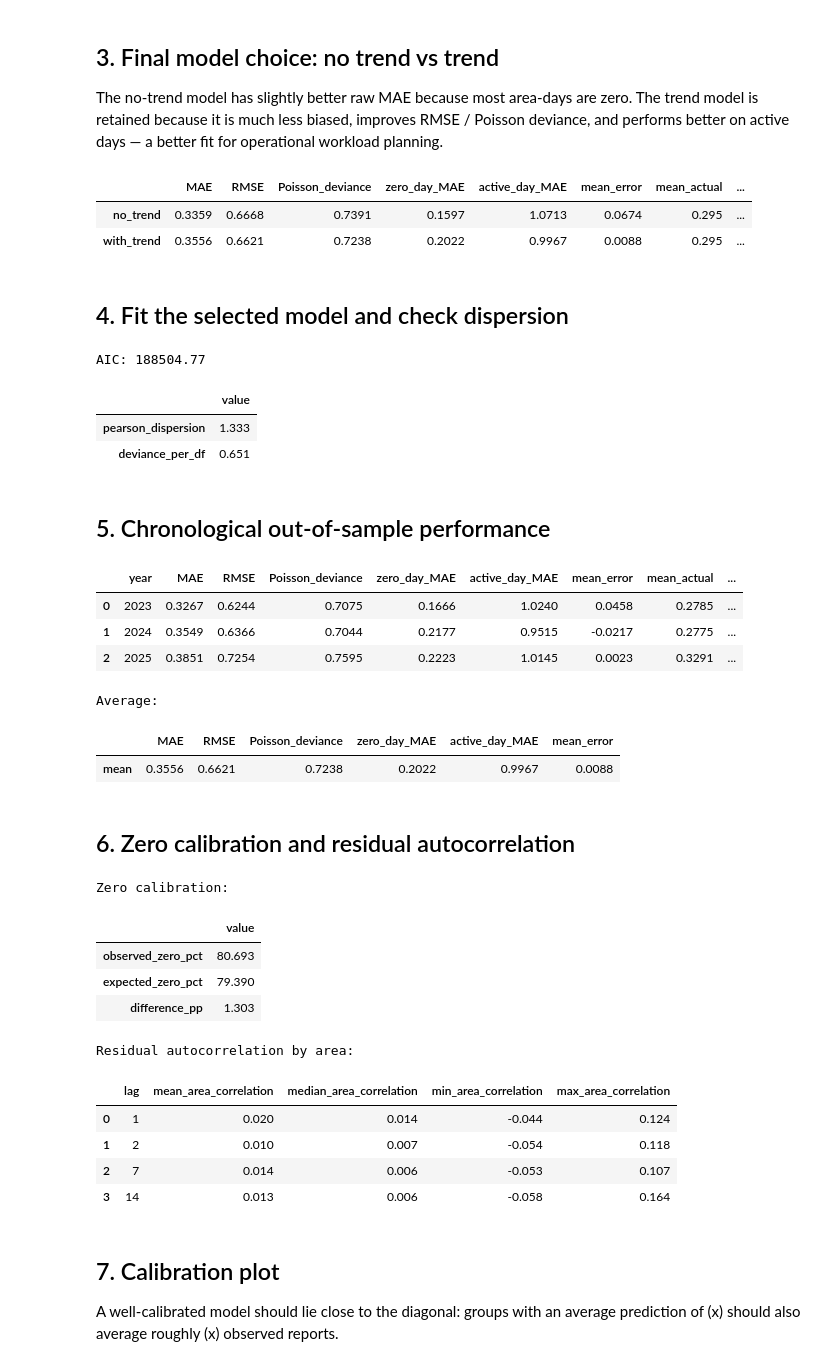
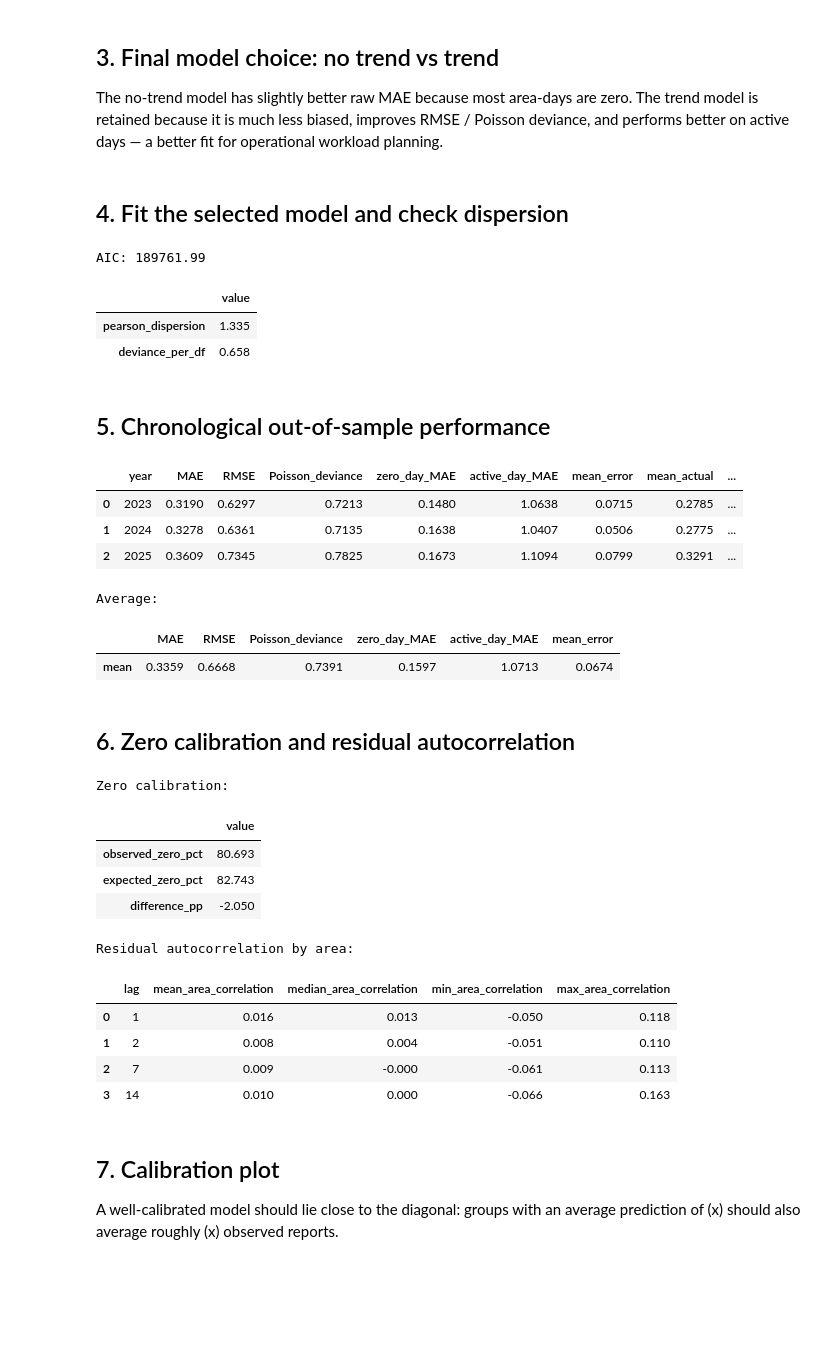
Before and after one commit to Antony-DS/Request_Predictions, a Jupyter notebook: 04_area_forecasting.ipynb, the cells around one changed output. Saved outputs shown, nothing was run; the diff lists cells and outputs as text; code cells hidden in the pictures; blank space fills up the shorter version.

```diff
--- a/04_area_forecasting.ipynb
+++ b/04_area_forecasting.ipynb
@@ -45,7 +45,9 @@ TEST_YEARS = [2023, 2024, 2025]
 ## 1. Load data and build the area-day panel
 # %%
 df = pd.read_csv(DATA_PATH)
-
+df['reported'] = pd.to_datetime(df['reported'])
+df2026 = pd.read_csv('data/2026requests.csv')
+df2026['reported'] = pd.to_datetime(df2026['reported'])
 garbage_mask = (
     pd.to_datetime(df["reported"], errors="coerce").dt.year.between(2020, 2025)
     & df["issue"].eq("garbage")
@@ -164,54 +166,50 @@ for name, formula in {
 
 model_comparison = pd.DataFrame(comparison_rows)
 display(model_comparison.round(4))
-# %% [output]
-|  | MAE | RMSE | Poisson_deviance | zero_day_MAE | active_day_MAE | mean_error | mean_actual | ... |
-| no_trend | 0.3359 | 0.6668 | 0.7391 | 0.1597 | 1.0713 | 0.0674 | 0.295 | ... |
-| with_trend | 0.3556 | 0.6621 | 0.7238 | 0.2022 | 0.9967 | 0.0088 | 0.295 | ... |
 # %% [markdown]
 ## 4. Fit the selected model and check dispersion
 # %%
-selected_model = fit_area_poisson(panel, formula=AREA_FORMULA)
+selected_model = fit_area_poisson(panel, formula=NO_TREND_FORMULA)
 
 print(f"AIC: {selected_model.aic:.2f}")
 display(poisson_dispersion(selected_model).to_frame("value").round(3))
 # %% [output]
-AIC: 188504.77
+AIC: 189761.99
 |  | value |
-| pearson_dispersion | 1.333 |
-| deviance_per_df | 0.651 |
+| pearson_dispersion | 1.335 |
+| deviance_per_df | 0.658 |
 # %% [markdown]
 ## 5. Chronological out-of-sample performance
 # %%
 metrics, oos = evaluate_area_model(
     panel,
-    formula=AREA_FORMULA,
+    formula=NO_TREND_FORMULA,
     test_years=TEST_YEARS,
 )
 
 display(metrics.round(4))
 
 print("Average:")
 display(
     metrics[
         [
             "MAE",
             "RMSE",
             "Poisson_deviance",
             "zero_day_MAE",
             "active_day_MAE",
             "mean_error",
         ]
     ].mean().to_frame("mean").T.round(4)
 )
 # %% [output]
 |  | year | MAE | RMSE | Poisson_deviance | zero_day_MAE | active_day_MAE | mean_error | mean_actual | ... |
-| 0 | 2023 | 0.3267 | 0.6244 | 0.7075 | 0.1666 | 1.0240 | 0.0458 | 0.2785 | ... |
-| 1 | 2024 | 0.3549 | 0.6366 | 0.7044 | 0.2177 | 0.9515 | -0.0217 | 0.2775 | ... |
-| 2 | 2025 | 0.3851 | 0.7254 | 0.7595 | 0.2223 | 1.0145 | 0.0023 | 0.3291 | ... |
+| 0 | 2023 | 0.3190 | 0.6297 | 0.7213 | 0.1480 | 1.0638 | 0.0715 | 0.2785 | ... |
+| 1 | 2024 | 0.3278 | 0.6361 | 0.7135 | 0.1638 | 1.0407 | 0.0506 | 0.2775 | ... |
+| 2 | 2025 | 0.3609 | 0.7345 | 0.7825 | 0.1673 | 1.1094 | 0.0799 | 0.3291 | ... |
 Average:
 |  | MAE | RMSE | Poisson_deviance | zero_day_MAE | active_day_MAE | mean_error |
-| mean | 0.3556 | 0.6621 | 0.7238 | 0.2022 | 0.9967 | 0.0088 |
+| mean | 0.3359 | 0.6668 | 0.7391 | 0.1597 | 1.0713 | 0.0674 |
 # %% [markdown]
 ## 6. Zero calibration and residual autocorrelation
 # %%
@@ -225,14 +223,14 @@ display(acf.round(3))
 Zero calibration:
 |  | value |
 | observed_zero_pct | 80.693 |
-| expected_zero_pct | 79.390 |
-| difference_pp | 1.303 |
+| expected_zero_pct | 82.743 |
+| difference_pp | -2.050 |
 Residual autocorrelation by area:
 |  | lag | mean_area_correlation | median_area_correlation | min_area_correlation | max_area_correlation |
-| 0 | 1 | 0.020 | 0.014 | -0.044 | 0.124 |
-| 1 | 2 | 0.010 | 0.007 | -0.054 | 0.118 |
-| 2 | 7 | 0.014 | 0.006 | -0.053 | 0.107 |
-| 3 | 14 | 0.013 | 0.006 | -0.058 | 0.164 |
+| 0 | 1 | 0.016 | 0.013 | -0.050 | 0.118 |
+| 1 | 2 | 0.008 | 0.004 | -0.051 | 0.110 |
+| 2 | 7 | 0.009 | -0.000 | -0.061 | 0.113 |
+| 3 | 14 | 0.010 | 0.000 | -0.066 | 0.163 |
 # %% [markdown]
 ## 7. Calibration plot
 
```
Also changed, not shown: parts of 6 cells of this notebook, 9 other files.
